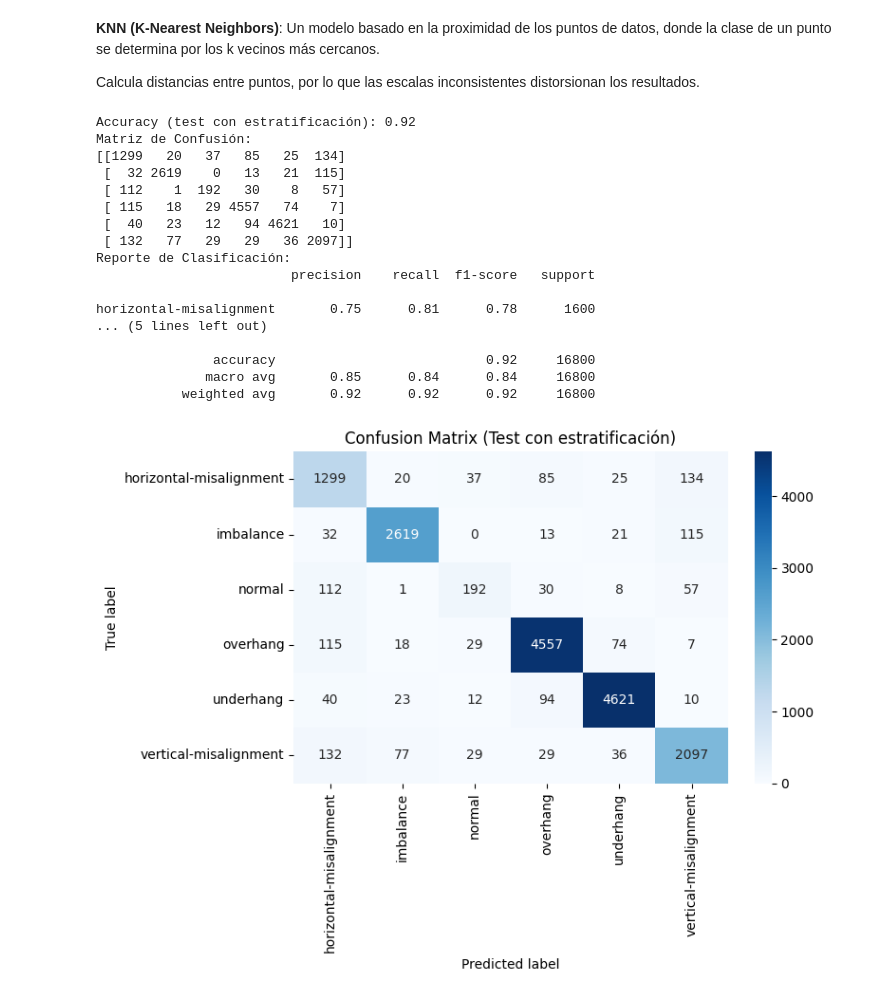
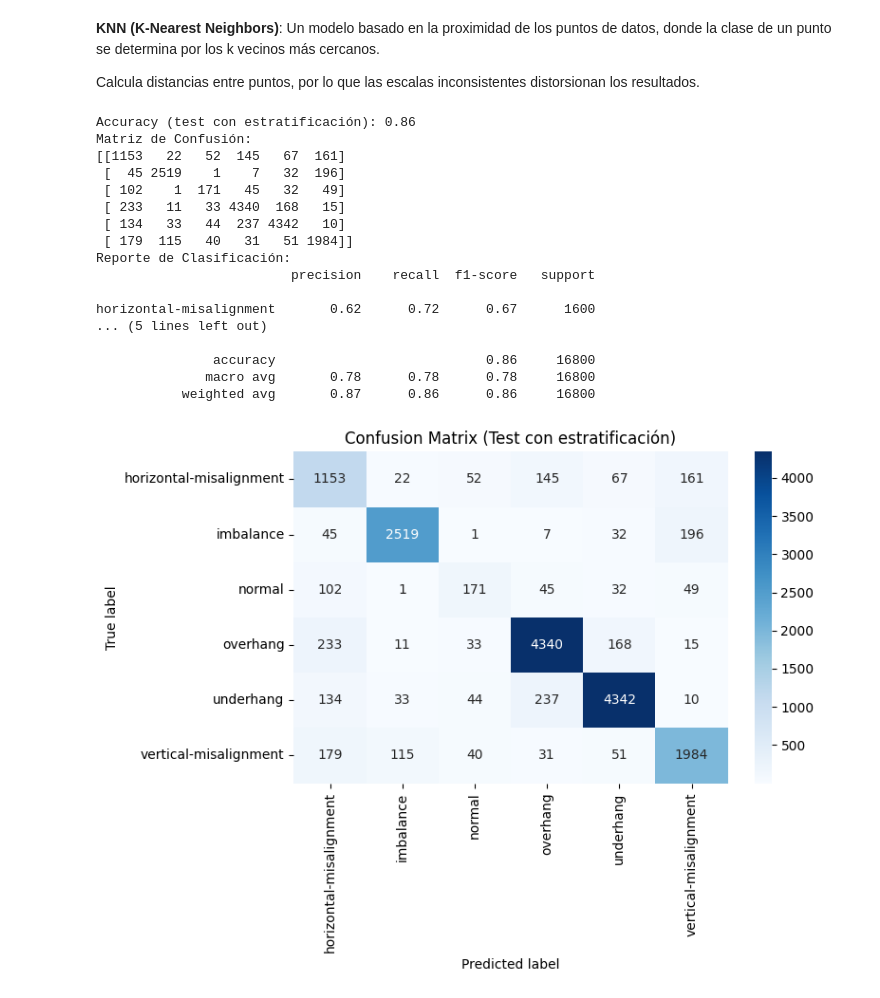
Before and after one commit to adriani94bil/Mantenimiento_Predictivo_PBL_grupo02, a Jupyter notebook: src/6_barrido_modelos.ipynb, the cells around one changed output. Drawn from its saved outputs; the diff is of its cells as text; code cells hidden in the pictures.

```diff
--- a/src/6_barrido_modelos.ipynb
+++ b/src/6_barrido_modelos.ipynb
@@ -712,7 +712,7 @@ import seaborn as sns
 import matplotlib.pyplot as plt
 
 # Cargar el dataset
-df = pd.read_csv("ultimate.csv")
+df = pd.read_csv("df_reduced.csv")
 
 # Separar características y etiquetas
 X = df.drop(columns=["Hz", "medida", "Tipo"])
@@ -744,42 +744,42 @@ print(f"Accuracy (test con estratificación): {acc:.2f}")
 print("Matriz de Confusión:")
 print(cm)
 print("Reporte de Clasificación:")
 print(report)
 
 # Obtener todas las clases conocidas por el modelo
 labels = sorted(model.classes_)  # Asegura incluir todas las clases del modelo
 
 # Graficar la matriz de confusión
 plt.figure(figsize=(8, 6))
 sns.heatmap(
     cm,
     annot=True,
     fmt='d',
     cmap='Blues',
     xticklabels=labels,
     yticklabels=labels
 )
 plt.xlabel("Predicted label")
 plt.ylabel("True label")
 plt.title("Confusion Matrix (Test con estratificación)")
 plt.tight_layout()
 plt.show()
 # %% [output]
-Accuracy (test con estratificación): 0.92
+Accuracy (test con estratificación): 0.86
 Matriz de Confusión:
-[[1299   20   37   85   25  134]
- [  32 2619    0   13   21  115]
- [ 112    1  192   30    8   57]
- [ 115   18   29 4557   74    7]
- [  40   23   12   94 4621   10]
- [ 132   77   29   29   36 2097]]
+[[1153   22   52  145   67  161]
+ [  45 2519    1    7   32  196]
+ [ 102    1  171   45   32   49]
+ [ 233   11   33 4340  168   15]
+ [ 134   33   44  237 4342   10]
+ [ 179  115   40   31   51 1984]]
 Reporte de Clasificación:
                          precision    recall  f1-score   support
 
-horizontal-misalignment       0.75      0.81      0.78      1600
+horizontal-misalignment       0.62      0.72      0.67      1600
 ... (5 lines left out)
 
-               accuracy                           0.92     16800
-              macro avg       0.85      0.84      0.84     16800
-           weighted avg       0.92      0.92      0.92     16800
+               accuracy                           0.86     16800
+              macro avg       0.78      0.78      0.78     16800
+           weighted avg       0.87      0.86      0.86     16800
-[figure, old version]
+[figure, new version]
```
Also changed, not shown: parts of 8 cells of this notebook, 3 other files.
